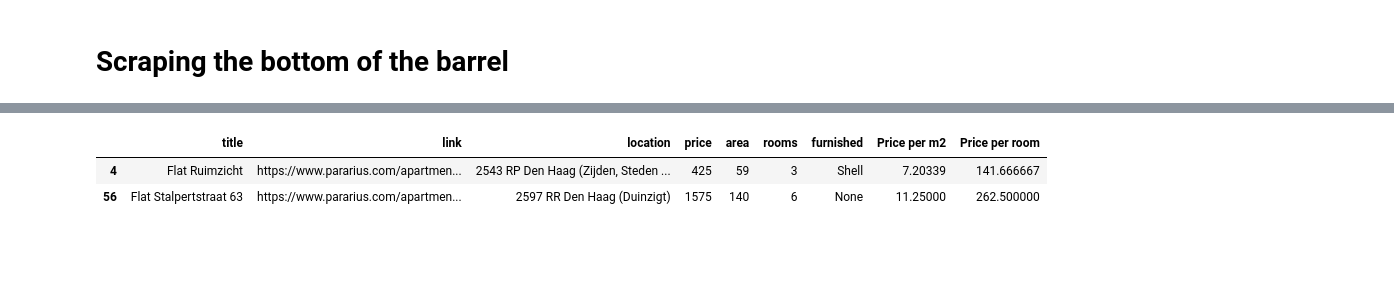
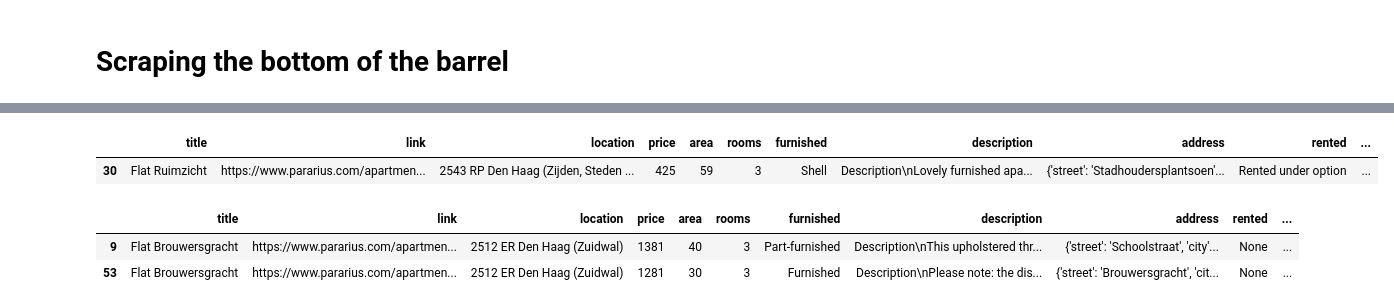
Before and after one commit to LeonardoPohl/HousingScraper, a Jupyter notebook: Analysis.ipynb, the cells around one changed output, grey strips where cells are left out. Drawn from its saved outputs; the diff is of its cells as text; code cells hidden in the pictures; blank space fills up the shorter version.

```diff
--- a/Analysis.ipynb
+++ b/Analysis.ipynb
@@ -77,5 +61,11 @@ df.head()
 # %%
-df['Price per m2'] = df['price'] / df['area']
+df = pd.DataFrame(pp.entries)
+
+df['Price per area'] = df['price'] / df['area']
 df['Price per room'] = df['price'] / df['rooms']
-df
+df['Area per room'] = df['area'] / df['rooms']
+
+initial_rows = df.shape[0]
+
+df.head()
 # %% [output]
@@ -95,8 +78,13 @@ df
 # %%
-# Properdies which are too good to be true
-
-df[df['Price per m2'] < tgtbt_area_price_threshold]
+# Properties which are too good to be true
+df[df['Price per area'] < tgtbt_area_price_threshold]
 # %% [output]
-|  | title | link | location | price | area | rooms | furnished | Price per m2 | Price per room |
-| 4 | Flat Ruimzicht | https://www.pararius.com/apartmen... | 2543 RP Den Haag (Zijden, Steden ... | 425 | 59 | 3 | Shell | 7.20339 | 141.666667 |
-| 56 | Flat Stalpertstraat 63 | https://www.pararius.com/apartmen... | 2597 RR Den Haag (Duinzigt) | 1575 | 140 | 6 | None | 11.25000 | 262.500000 |
+|  | title | link | location | price | area | rooms | furnished | description | address | rented | ... |
+| 30 | Flat Ruimzicht | https://www.pararius.com/apartmen... | 2543 RP Den Haag (Zijden, Steden ... | 425 | 59 | 3 | Shell | Description\nLovely furnished apa... | {'street': 'Stadhoudersplantsoen'... | Rented under option | ... |
+# %%
+# Rooms are tiny
+df[df['Area per room'] < tiny_room_threshold]
+# %% [output]
+|  | title | link | location | price | area | rooms | furnished | description | address | rented | ... |
+| 9 | Flat Brouwersgracht | https://www.pararius.com/apartmen... | 2512 ER Den Haag (Zuidwal) | 1381 | 40 | 3 | Part-furnished | Description\nThis upholstered thr... | {'street': 'Schoolstraat', 'city'... | None | ... |
+| 53 | Flat Brouwersgracht | https://www.pararius.com/apartmen... | 2512 ER Den Haag (Zuidwal) | 1281 | 30 | 3 | Furnished | Description\nPlease note: the dis... | {'street': 'Brouwersgracht', 'cit... | None | ... |
```
Also changed, not shown: parts of 16 cells of this notebook, 8 other files.
